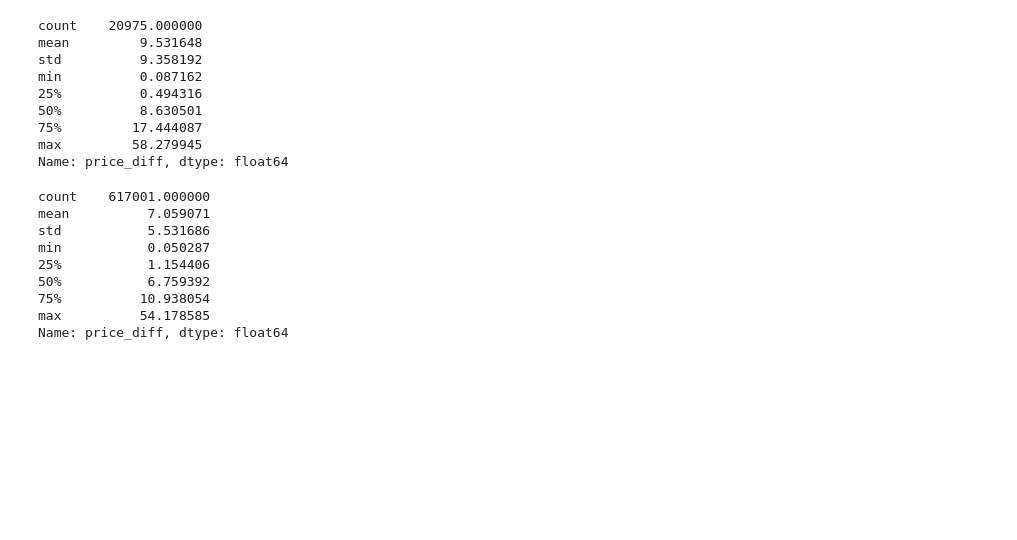
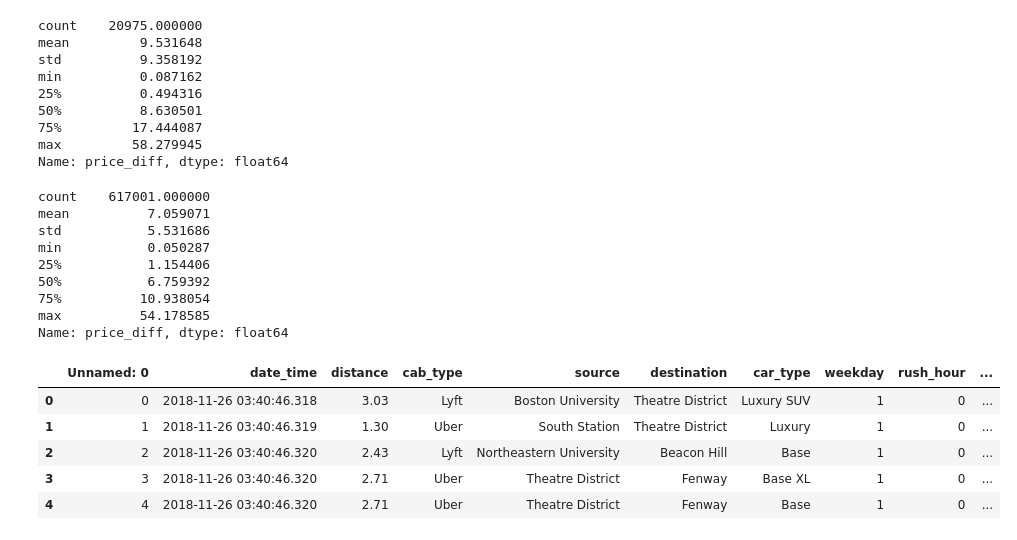
Before and after one commit to emekaamadi/Dynamic_Project, a Jupyter notebook: Pipeline/temp_analysis.ipynb, the cells around one changed output. Saved outputs shown, nothing was run; the diff lists cells and outputs as text; code cells hidden in the pictures; blank space fills up the shorter version.

```diff
--- a/Pipeline/temp_analysis.ipynb
+++ b/Pipeline/temp_analysis.ipynb
@@ -279,0 +282,10 @@ Name: price_diff, dtype: float64
+# %%
+df = pd.read_csv('Data/base_cleaned.csv')
+df.head()
+# %% [output]
+|  | Unnamed: 0 | date_time | distance | cab_type | source | destination | car_type | weekday | rush_hour | ... |
+| 0 | 0 | 2018-11-26 03:40:46.318 | 3.03 | Lyft | Boston University | Theatre District | Luxury SUV | 1 | 0 | ... |
+| 1 | 1 | 2018-11-26 03:40:46.319 | 1.30 | Uber | South Station | Theatre District | Luxury | 1 | 0 | ... |
+| 2 | 2 | 2018-11-26 03:40:46.320 | 2.43 | Lyft | Northeastern University | Beacon Hill | Base | 1 | 0 | ... |
+| 3 | 3 | 2018-11-26 03:40:46.320 | 2.71 | Uber | Theatre District | Fenway | Base XL | 1 | 0 | ... |
+| 4 | 4 | 2018-11-26 03:40:46.320 | 2.71 | Uber | Theatre District | Fenway | Base | 1 | 0 | ... |
```
Also changed, not shown: parts of 3 cells of this notebook, 6 other files.
